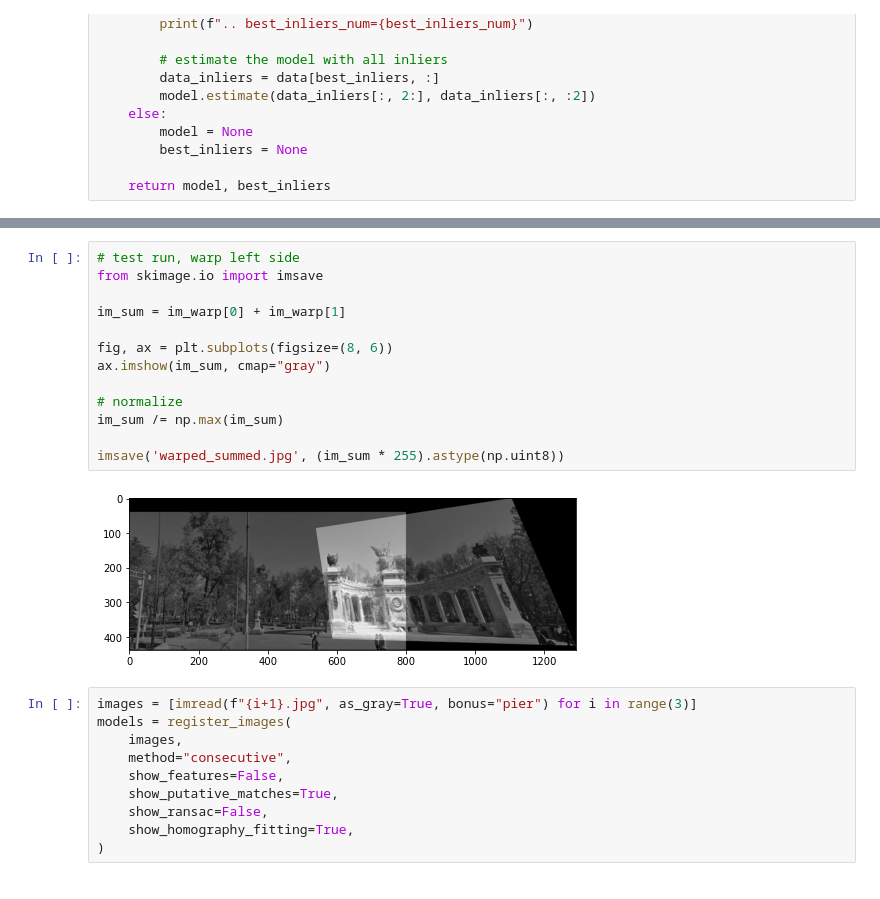
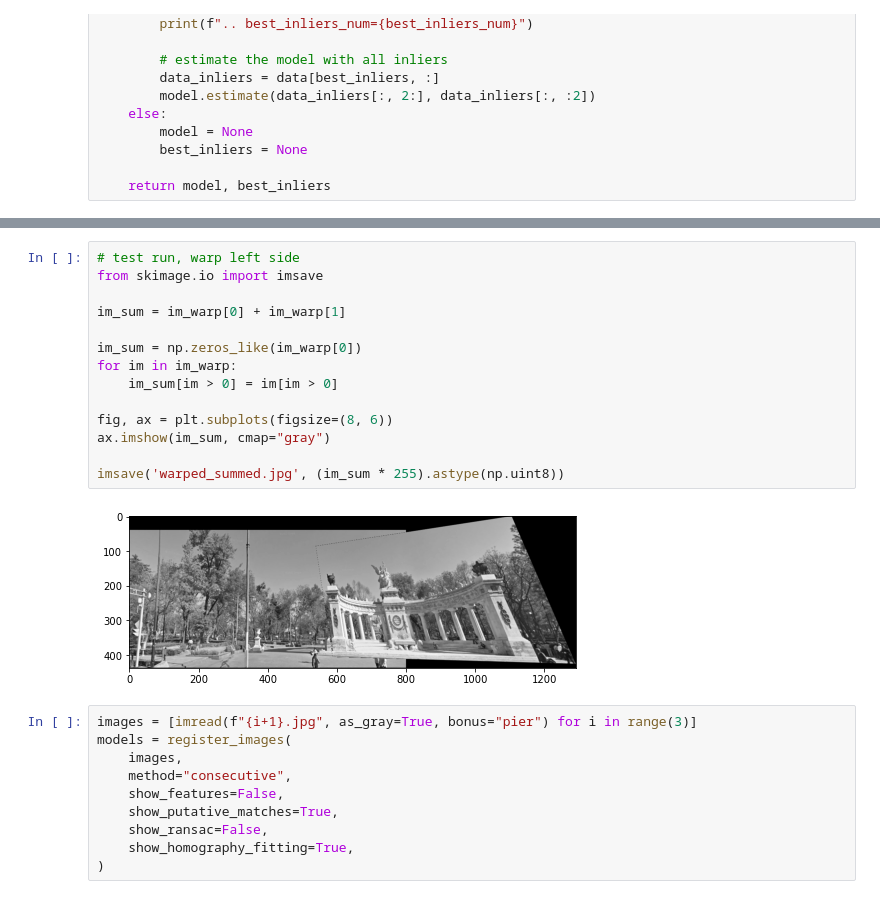
Before and after one commit to liuyenting/ECE549-Fall2021, a Jupyter notebook: MP3/Part1.ipynb, the cells around one changed output, grey strips where cells are left out. Saved outputs shown, nothing was run; the diff lists cells and outputs as text.

```diff
--- a/MP3/Part1.ipynb
+++ b/MP3/Part1.ipynb
@@ -525,18 +525,19 @@ image 1, 1000 keypoints
 # %%
 # test run, warp left side
 from skimage.io import imsave
 
 im_sum = im_warp[0] + im_warp[1]
 
+im_sum = np.zeros_like(im_warp[0])
+for im in im_warp:
+    im_sum[im > 0] = im[im > 0]
+
 fig, ax = plt.subplots(figsize=(8, 6))
 ax.imshow(im_sum, cmap="gray")
 
-# normalize
-im_sum /= np.max(im_sum)
-
 imsave('warped_summed.jpg', (im_sum * 255).astype(np.uint8))
 # %% [output]
-[figure, old version]
+[figure, new version]
 # %%
 images = [imread(f"{i+1}.jpg", as_gray=True, bonus="pier") for i in range(3)]
 models = register_images(
```
Also changed, not shown: parts of 1 cell of this notebook, 1 other file.
